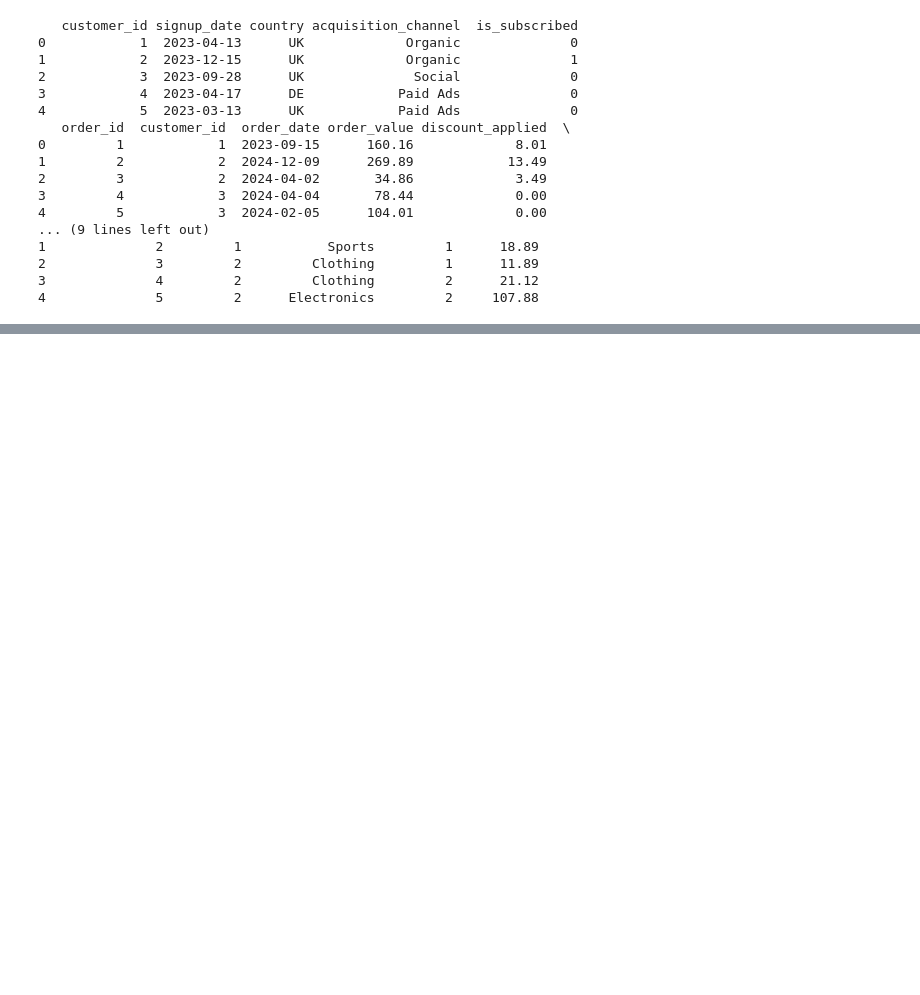
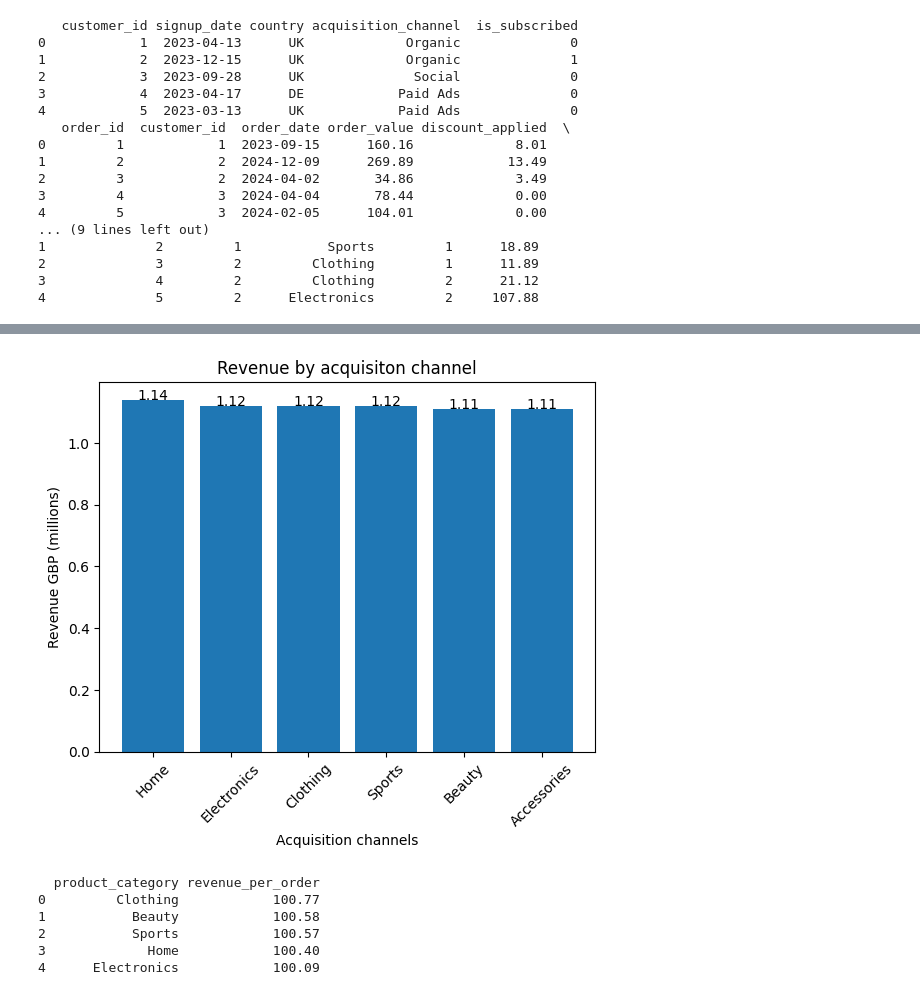
Before and after one commit to DrihanDP/SQL_DataAnalysis_Project, a Jupyter notebook: Notebook/python_analysis.ipynb, the cells around one changed output, grey strips where cells are left out. Cells and saved outputs as stored; diff of their text form; code cells hidden in the pictures; blank space fills up the shorter version.

```diff
--- a/Notebook/python_analysis.ipynb
+++ b/Notebook/python_analysis.ipynb
@@ -89,0 +189,20 @@ None
+# %%
+# Create x and y data
+x = rev_by_product_cat['product_category']
+y = rev_by_product_cat['total_revenue']
+
+# function to add value labels to the graph
+def add_labels(x, y):
+    for val in range(len(x)):
+        plt.text(val, y[val], y[val], ha='center')
+
+# plotting the data into a bar graph
+plt.bar(x, round((y/1000000), 2))
+add_labels(x, round((y/1000000), 2))
+plt.xlabel("Acquisition channels")
+plt.xticks(rotation=45)
+plt.ylabel("Revenue GBP (millions)")
+plt.title("Revenue by acquisiton channel")
+plt.show()
+# %% [output]
+[figure, added]
@@ -89,0 +215,20 @@ None
+# %%
+with engine.connect() as connection:
+    result = connection.execute(text('''
+    SELECT
+        product_category,
+        ROUND(SUM(quantity * unit_price) / COUNT(DISTINCT order_id), 2) AS revenue_per_order
+    FROM order_items
+    GROUP BY product_category
+    ORDER BY revenue_per_order DESC;
+'''))
+    rev_per_order = pd.DataFrame(result)
+
+print(rev_per_order.head())
+# %% [output]
+  product_category revenue_per_order
+0         Clothing            100.77
+1           Beauty            100.58
+2           Sports            100.57
+3             Home            100.40
+4      Electronics            100.09
```
Also changed, not shown: parts of 20 cells of this notebook.
